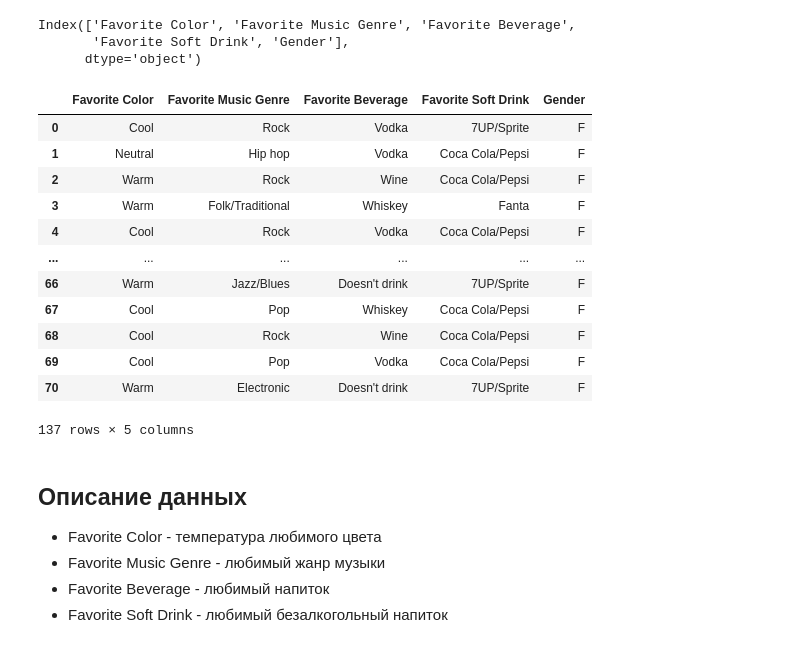
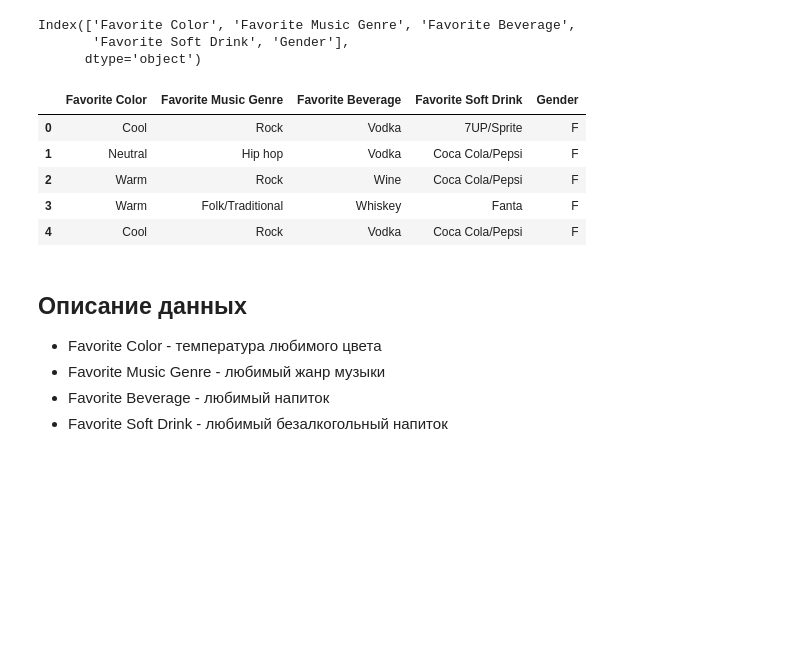
Before and after one commit to YumaguzhinaDiana/Bank-PrO, a Jupyter notebook: Gender_Classification_1234.ipynb, the cells around one changed output. Drawn from its saved outputs; the diff is of its cells as text; code cells hidden in the pictures; blank space fills up the shorter version.

```diff
--- a/Gender_Classification_1234.ipynb
+++ b/Gender_Classification_1234.ipynb
@@ -72,21 +72,14 @@ Index(['Favorite Color', 'Favorite Music Genre', 'Favorite Beverage',
 # %%
 df = pd.concat([df,df2], axis=0)
 # %%
-df.head(137)
+df.head()
 # %% [output]
 |  | Favorite Color | Favorite Music Genre | Favorite Beverage | Favorite Soft Drink | Gender |
 | 0 | Cool | Rock | Vodka | 7UP/Sprite | F |
 | 1 | Neutral | Hip hop | Vodka | Coca Cola/Pepsi | F |
 | 2 | Warm | Rock | Wine | Coca Cola/Pepsi | F |
 | 3 | Warm | Folk/Traditional | Whiskey | Fanta | F |
 | 4 | Cool | Rock | Vodka | Coca Cola/Pepsi | F |
-| ... | ... | ... | ... | ... | ... |
-| 66 | Warm | Jazz/Blues | Doesn't drink | 7UP/Sprite | F |
-| 67 | Cool | Pop | Whiskey | Coca Cola/Pepsi | F |
-| 68 | Cool | Rock | Wine | Coca Cola/Pepsi | F |
-| 69 | Cool | Pop | Vodka | Coca Cola/Pepsi | F |
-| 70 | Warm | Electronic | Doesn't drink | 7UP/Sprite | F |
-137 rows × 5 columns
 # %% [markdown]
 ## Описание данных
 
```
Also changed, not shown: parts of 9 cells of this notebook.
